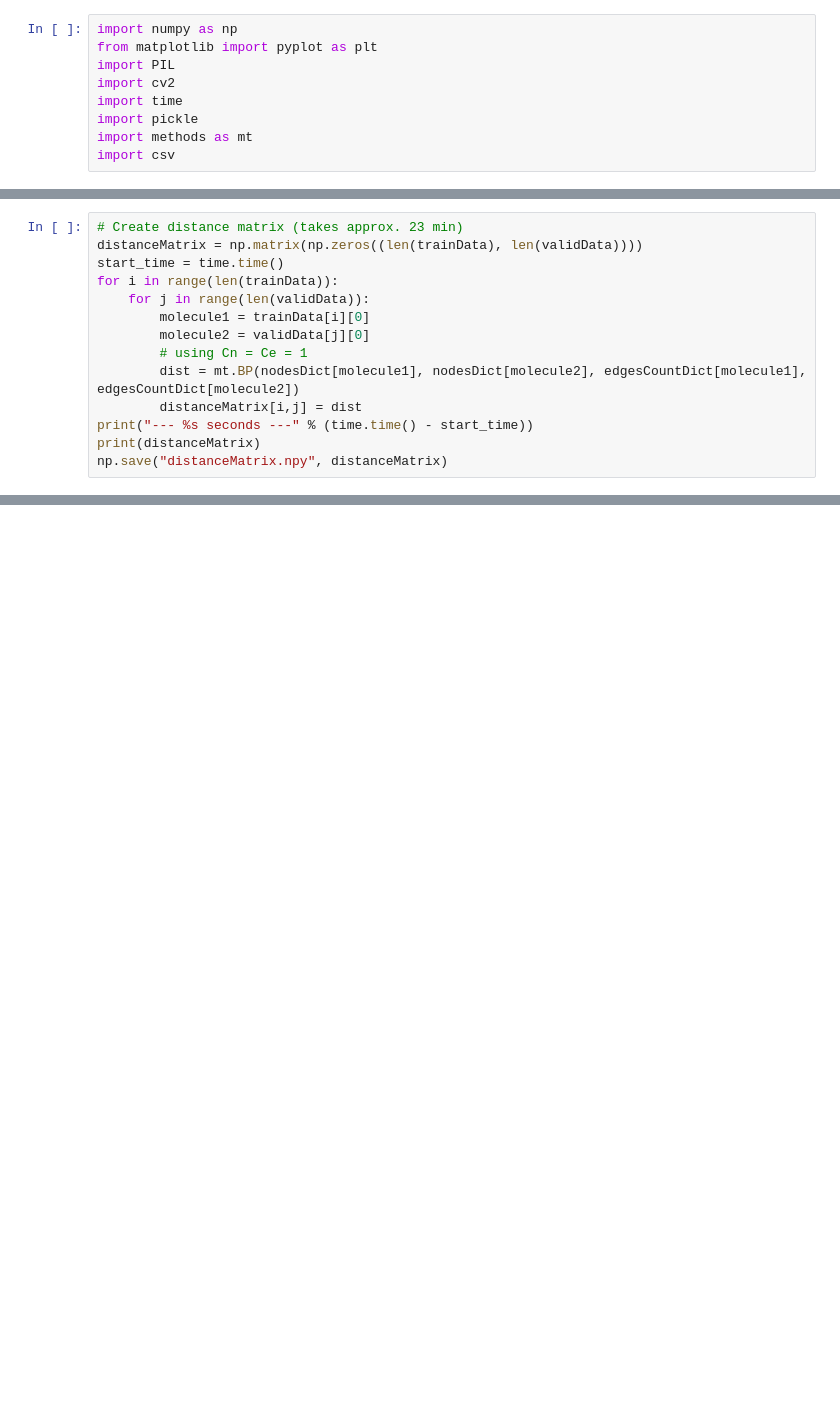
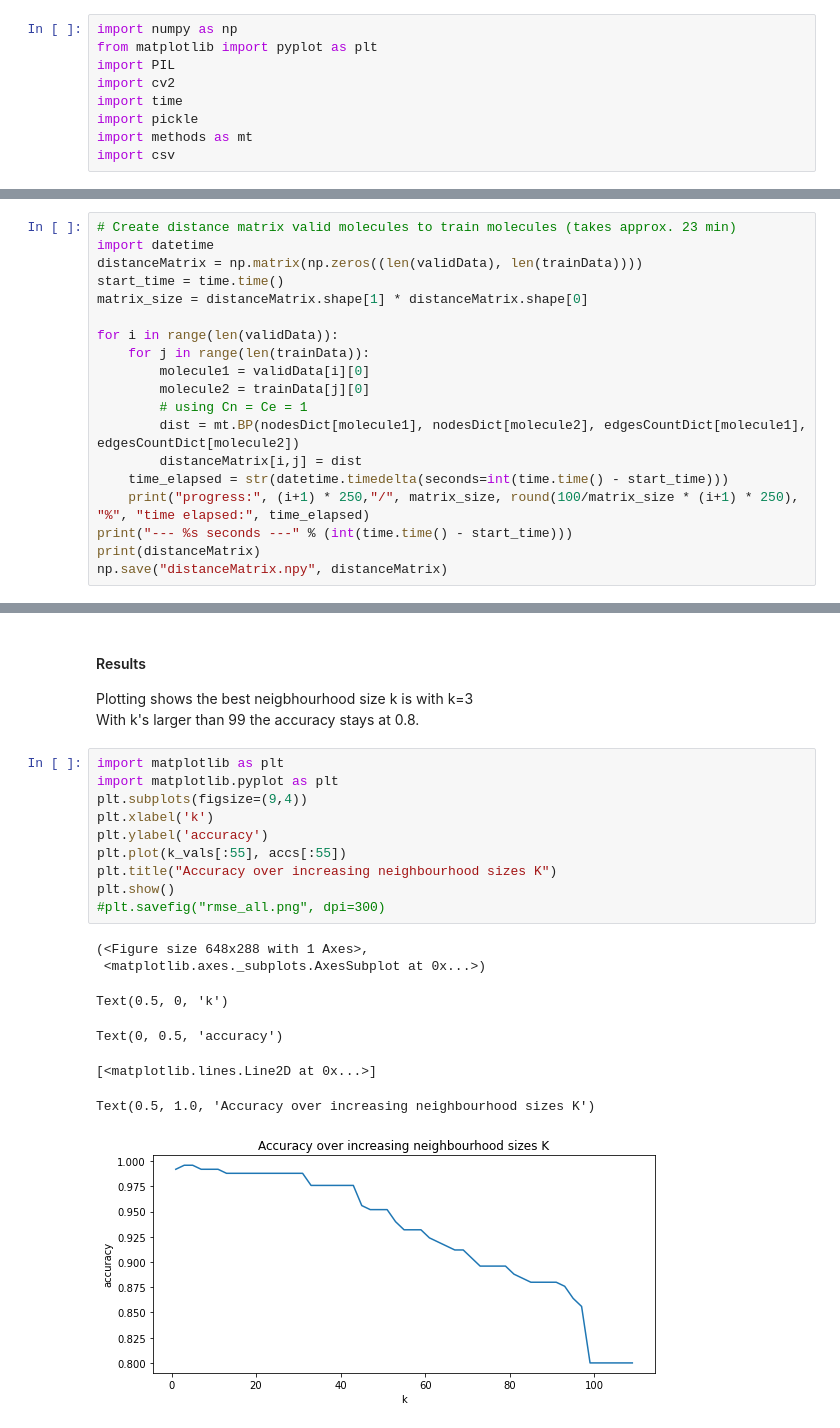
Before and after one commit to TheLoooser/pattern-recognition, a Jupyter notebook: 5/main.ipynb, the cells around one changed output, grey strips where cells are left out. Cells and saved outputs as stored; diff of their text form; blank space fills up the shorter version.

Commit message:
did k optimisation and plotting

```diff
--- a/5/main.ipynb
+++ b/5/main.ipynb
@@ -72,15 +95,20 @@ for row in stringTrainRows:
 # %%
-# Create distance matrix (takes approx. 23 min)
-distanceMatrix = np.matrix(np.zeros((len(trainData), len(validData))))
+# Create distance matrix valid molecules to train molecules (takes approx. 23 min)
+import datetime
+distanceMatrix = np.matrix(np.zeros((len(validData), len(trainData))))
 start_time = time.time()
-for i in range(len(trainData)):
-    for j in range(len(validData)):
-        molecule1 = trainData[i][0]
-        molecule2 = validData[j][0]
+matrix_size = distanceMatrix.shape[1] * distanceMatrix.shape[0]
+
+for i in range(len(validData)):
+    for j in range(len(trainData)):
+        molecule1 = validData[i][0]
+        molecule2 = trainData[j][0]
         # using Cn = Ce = 1
         dist = mt.BP(nodesDict[molecule1], nodesDict[molecule2], edgesCountDict[molecule1], edgesCountDict[molecule2])
         distanceMatrix[i,j] = dist
-print("--- %s seconds ---" % (time.time() - start_time))
+    time_elapsed = str(datetime.timedelta(seconds=int(time.time() - start_time)))
+    print("progress:", (i+1) * 250,"/", matrix_size, round(100/matrix_size * (i+1) * 250), "%", "time elapsed:", time_elapsed)
+print("--- %s seconds ---" % (int(time.time() - start_time)))
 print(distanceMatrix)
 np.save("distanceMatrix.npy", distanceMatrix)
 # %% [output]
@@ -121,0 +179,22 @@ print(accuracy/len(trainData))
+# %% [markdown]
+#### Results
+Plotting shows the best neigbhourhood size k is with k=3
+With k's larger than 99 the accuracy stays at 0.8.
+# %%
+import matplotlib as plt
+import matplotlib.pyplot as plt
+plt.subplots(figsize=(9,4))
+plt.xlabel('k')
+plt.ylabel('accuracy')
+plt.plot(k_vals[:55], accs[:55])
+plt.title("Accuracy over increasing neighbourhood sizes K")
+plt.show()
+#plt.savefig("rmse_all.png", dpi=300)
+# %% [output]
+(<Figure size 648x288 with 1 Axes>,
+ <matplotlib.axes._subplots.AxesSubplot at 0x...>)
+Text(0.5, 0, 'k')
+Text(0, 0.5, 'accuracy')
+[<matplotlib.lines.Line2D at 0x...>]
+Text(0.5, 1.0, 'Accuracy over increasing neighbourhood sizes K')
+[figure, added]
```
Also changed, not shown: parts of 13 cells of this notebook.
